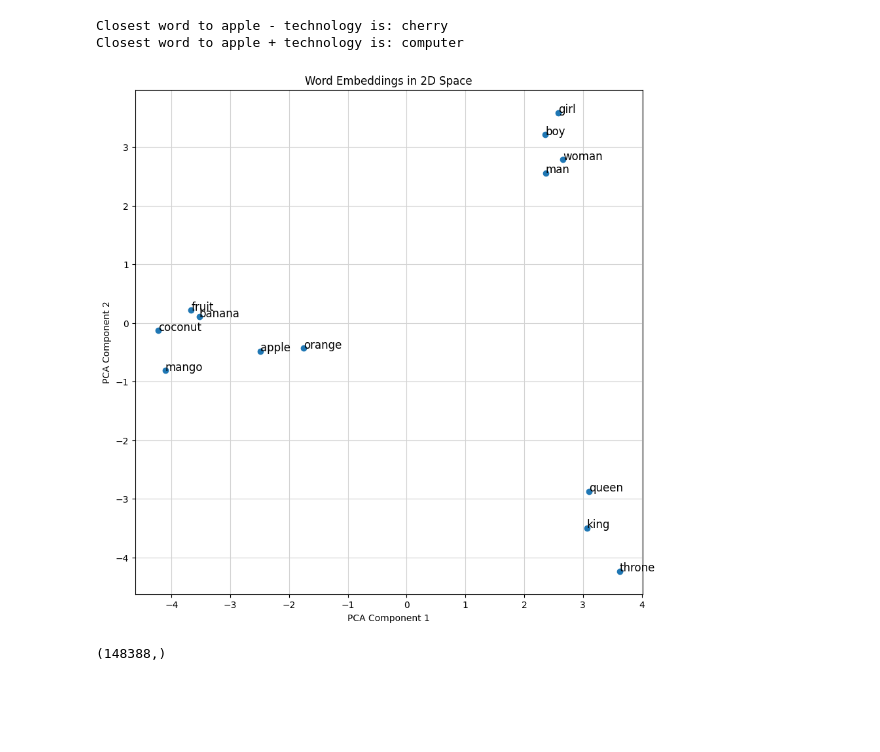
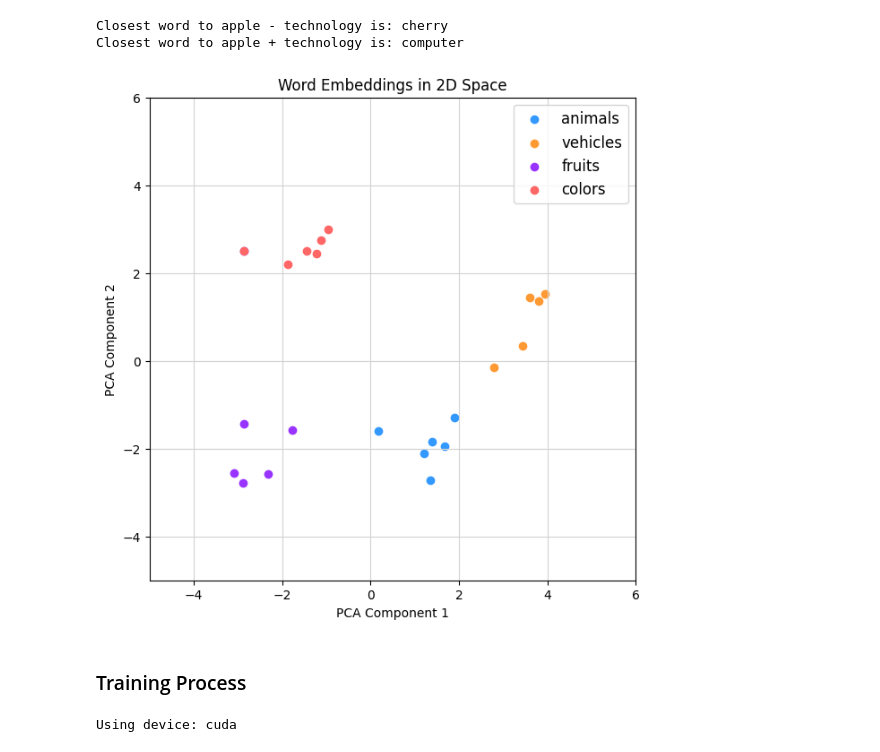
Before and after one commit to AntonisZks/Deep-Learning-for-Natural-Language-Processing, a Jupyter notebook: Notebooks/feed_forward_neural_network.ipynb, the cells around one changed output. Cells and saved outputs as stored; diff of their text form; code cells hidden in the pictures; blank space fills up the shorter version.

Commit message:
Started the training process

```diff
--- a/Notebooks/feed_forward_neural_network.ipynb
+++ b/Notebooks/feed_forward_neural_network.ipynb
@@ -316,35 +297,64 @@ if word1 in embeddings and word2 in embeddings:
 Closest word to apple - technology is: cherry
 Closest word to apple + technology is: computer
 # %%
-# Plot some words in 2D space
 import numpy as np
 import matplotlib.pyplot as plt
 from sklearn.decomposition import PCA
 
-def plot_words_2d(words, embeddings):
-  # Get the vectors for the words
-  word_vectors = np.array([embeddings[word] for word in words if word in embeddings])
+def plot_words_2d(categories, embeddings):
+  all_vectors, colors, category_labels = [], [], []
+
+  # Collect vectors, colors, and category labels
+  for category in categories:
+    words = category["items"]
+    color = category["color"]
+    label = category["category"]
+    for word in words:
+      if word in embeddings:
+        all_vectors.append(embeddings[word])
+        colors.append(color)
+        category_labels.append(label)
+
+  if not all_vectors:
+    print("No valid words found in embeddings.")
+    return
 
   # Perform PCA to reduce dimensionality to 2D
   pca = PCA(n_components=2)
-  reduced_vectors = pca.fit_transform(word_vectors)
+  reduced_vectors = pca.fit_transform(np.array(all_vectors))
 
   # Plot the words in 2D space
-  plt.figure(figsize=(10, 10))
-  plt.scatter(reduced_vectors[:, 0], reduced_vectors[:, 1])
-
-  for i, word in enumerate(words):
-    if word in embeddings:
-      plt.annotate(word, (reduced_vectors[i, 0], reduced_vectors[i, 1]), fontsize=12)
+  plt.figure(figsize=(7, 7))
+  unique_categories = set(category_labels)
+  for category in unique_categories:
+    indices = [i for i, label in enumerate(category_labels) if label == category]
+    plt.scatter(
+      [reduced_vectors[i, 0] for i in indices],
+      [reduced_vectors[i, 1] for i in indices],
+      color=colors[indices[0]],  # Use the color of the first point in the category
+      label=category
+    )
 
   plt.title("Word Embeddings in 2D Space")
   plt.xlabel("PCA Component 1")
   plt.ylabel("PCA Component 2")
   plt.grid(color='lightgrey')
+  plt.legend(loc='best', fontsize=12)
+  plt.xlim(-5, 6)
+  plt.ylim(-5, 6)
+
+  plt.tight_layout
   plt.show()
 
-# Example words to plot
-words_to_plot = ["boy", "girl", "man", "woman", "king", "throne", "queen", "banana", "apple", "mango", "fruit", "coconut", "orange"]
-plot_words_2d(words_to_plot, embeddings)
+# Example categories to plot
+categories = [
+  {"category": "fruits", "items": ["banana", "apple", "mango", "strawberry", "coconut", "orange"], "color": "#9933FF"},
+  {"category": "animals", "items": ["dog", "cat", "lion", "tiger", "elephant", "zebra"], "color": "#3399FF"},
+  {"category": "colors", "items": ["red", "blue", "green", "purple", "orange", "pink"], "color": "#FF6666"},
+  {"category": "vehicles", "items": ["car", "bus", "train", "airplane", "bicycle"], "color": "#FF9933"}
+]
+
+# Plot the categories
+plot_words_2d(categories, embeddings)
 # %% [output]
-[figure, old version]
+[figure, new version]
@@ -366,4 +361,2 @@ test_df['vectors'] = test_df['Cleaned_text'].apply(lambda x: tweet_to_vector(x.s
-# %%
-print(train_df['vectors'].shape)
-# %% [output]
-(148388,)
+# %% [markdown]
+### Training Process
@@ -369,0 +407,5 @@ print(train_df['vectors'].shape)
+# %%
+device = torch.device("cuda" if torch.cuda.is_available() else "cpu")
+print(f"Using device: {device}")
+# %% [output]
+Using device: cuda
```
Also changed, not shown: parts of 15 cells of this notebook, 1 other file.
